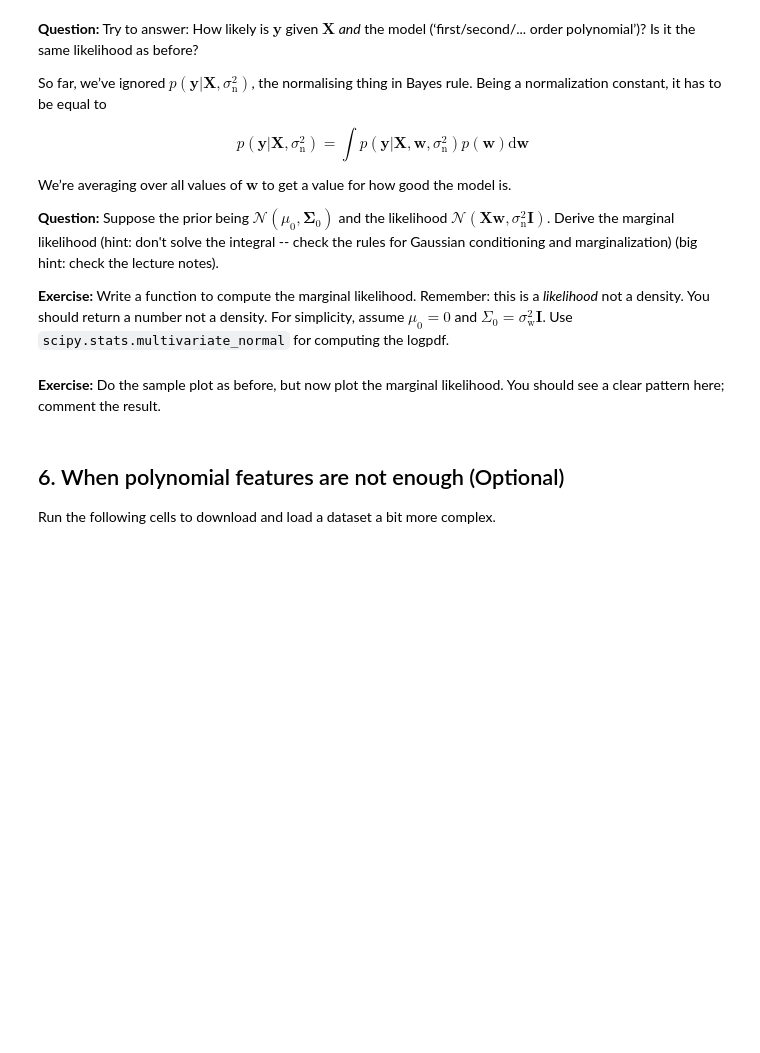
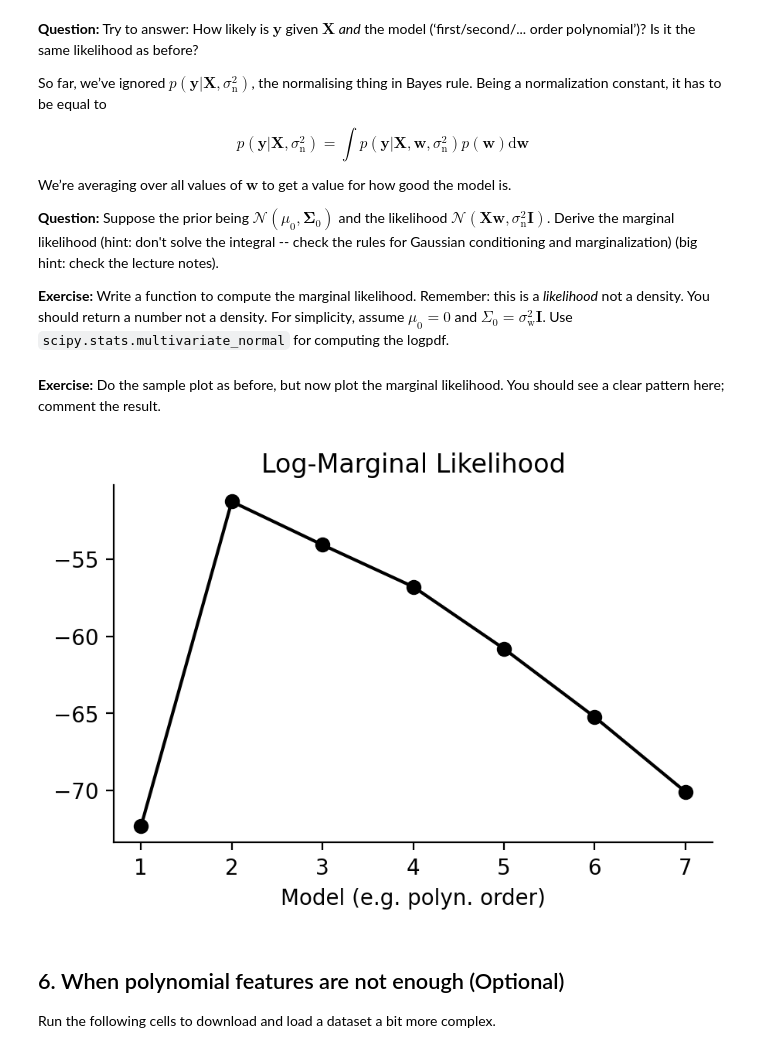
Before and after one commit to Maestro-Zacht/ASD, a Jupyter notebook: lab_week1/Bayesian_Linear_Regression.ipynb, the cells around one changed output. Cells and saved outputs as stored; diff of their text form; code cells hidden in the pictures; blank space fills up the shorter version.

```diff
--- a/lab_week1/Bayesian_Linear_Regression.ipynb
+++ b/lab_week1/Bayesian_Linear_Regression.ipynb
@@ -445,33 +445,35 @@ from scipy.stats import multivariate_normal
 
 def marginal_likelihood(X, y, sw2, sn2):
     # @@ COMPLETE @@ #
-    # mnl = multivariate_normal.logpdf(X, np.zeros(len(y)), sw2 * np.eye(len(y)))
-    mean = X @ np.zeros(len(y))
-    Sigma = sw2 * np.eye(len(y))
-    cov = X @ Sigma @ X.T + sn2 * np.eye(len(y))
-    mnl = multivariate_normal.logpdf(y, mean, cov)
-    marginal_ll = np.sum(mnl)
+    N, D = X.shape
+    mean = np.zeros(N)
+    Sigma = sw2 * np.eye(D)
+    cov = X @ Sigma @ X.T + sn2 * np.eye(N)
+    marginal_ll = multivariate_normal.logpdf(y, mean, cov)
     return marginal_ll
 # %% [markdown]
 **Exercise:** Do the sample plot as before, but now plot the marginal likelihood. You should see a clear pattern here; comment the result.
 # %%
 def evaluate_marginal_likelihood(x, y, K, sn2, sw2):
     # @@ COMPLETE @@ #
     X = build_features(x, K)
-    # marginal_ll = ...
+
+    marginal_ll = marginal_likelihood(X, y, sw2, sn2)
     return marginal_ll
 
 
 poly_orders = range(1, 8)
 mll = [evaluate_marginal_likelihood(x, y, K, sn2, sw2) for K in poly_orders]
 
 fig, ax = plt.subplots(figsize=[5, 3])
 ax.plot(poly_orders, mll, "-ok")
 ax.margins(0.05)
 
 ax.set_title("Log-Marginal Likelihood")
 ax.set_xlabel("Model (e.g. polyn. order)")
 plt.show()
+# %% [output]
+[figure, added]
 # %% [markdown]
 ## 6. When polynomial features are not enough (Optional)
 
```
